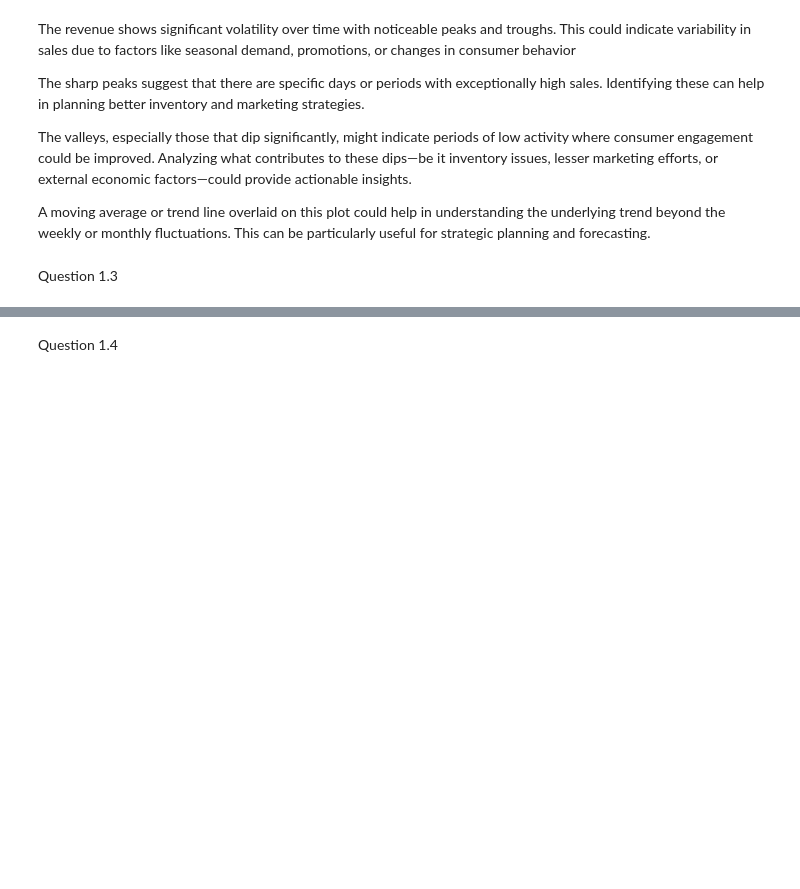
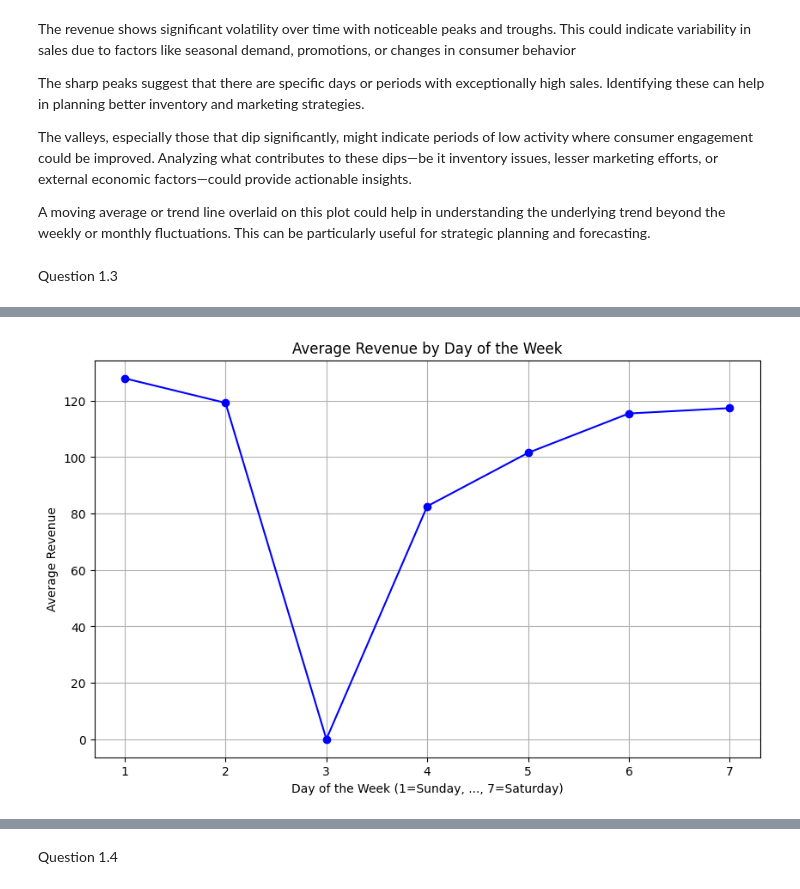
Before and after one commit to av72245/Modern-Data-Science, a Jupyter notebook: Assessment_2.ipynb, the cells around one changed output, grey strips where cells are left out. Drawn from its saved outputs; the diff is of its cells as text; code cells hidden in the pictures; blank space fills up the shorter version.

```diff
--- a/Assessment_2.ipynb
+++ b/Assessment_2.ipynb
@@ -131,0 +122,87 @@ only showing top 5 rows
+# %%
+# Ensure the transaction_date column is in datetime format
+df['transaction_date'] = pd.to_datetime(df['transaction_date'])
+
+# Convert the pandas dataframe back to a Spark dataframe for further processing
+spark_df = spark.createDataFrame(df)
+
+# Task 1.3.1: Calculate average revenue by workday
+spark_df = spark_df.withColumn('day_of_week', dayofweek(col('transaction_date')))
+
+# Calculate average revenue by day of the week
+avg_revenue_by_day = spark_df.groupBy('day_of_week').agg(avg('revenue').alias('avg_revenue'))
+
+# Convert to pandas for plotting
+avg_revenue_by_day_pd = avg_revenue_by_day.toPandas()
+
+# Ensure all days of the week are represented
+all_days = pd.DataFrame({'day_of_week': range(1, 8)})
+avg_revenue_by_day_pd = all_days.merge(avg_revenue_by_day_pd, on='day_of_week', how='left').fillna(0)
+
+# Plot the average revenue by day of the week with connected lines
+plt.figure(figsize=(10, 6))
+plt.plot(avg_revenue_by_day_pd['day_of_week'], avg_revenue_by_day_pd['avg_revenue'], marker='o', linestyle='-', color='blue')
+plt.title('Average Revenue by Day of the Week')
+plt.xlabel('Day of the Week (1=Sunday, ..., 7=Saturday)')
+plt.ylabel('Average Revenue')
+plt.grid(True)
+plt.show()
+
+# Output explanation
+print("The above plot shows the average revenue generated on each day of the week.")
+
+# Task 1.3.2: Find the workday with the highest average revenue
+max_revenue_day = avg_revenue_by_day_pd.loc[avg_revenue_by_day_pd['avg_revenue'].idxmax(), 'day_of_week']
+
+# Filter data to only include transactions on the day with the highest revenue
+max_revenue_day_df = spark_df.filter(spark_df['day_of_week'] == max_revenue_day)
+
+# Calculate total revenue and sales volume by product on that day
+product_revenue = max_revenue_day_df.groupBy('productName_process').agg(
+    _sum('revenue').alias('total_revenue'),
+    _sum('Quantity').alias('total_quantity')
+)
+
+# Convert to pandas for easier manipulation
+product_revenue_pd = product_revenue.toPandas()
+
+# Identify the product with the highest revenue and the product with the highest sales volume
+highest_revenue_product = product_revenue_pd.loc[product_revenue_pd['total_revenue'].idxmax(), 'productName_process']
+highest_sales_volume_product = product_revenue_pd.loc[product_revenue_pd['total_quantity'].idxmax(), 'productName_process']
+
+# Print the results
+print(f"Highest revenue product on workday {max_revenue_day}: {highest_revenue_product}")
+print(f"Highest sales volume product on workday {max_revenue_day}: {highest_sales_volume_product}")
+
+# Task 1.3.3: Provide two plots showing the top 5 products by revenue and sales volume in general
+
+# Calculate total revenue and sales volume by product for the entire dataset
+overall_product_revenue = spark_df.groupBy('productName_process').agg(
+    _sum('revenue').alias('total_revenue'),
+    _sum('Quantity').alias('total_quantity')
+).toPandas()
+
+# Plot top 5 products by overall revenue
+top_5_overall_revenue = overall_product_revenue.nlargest(5, 'total_revenue')
+plt.figure(figsize=(10, 6))
+plt.barh(top_5_overall_revenue['productName_process'], top_5_overall_revenue['total_revenue'], color='green')
+plt.title('Top 5 Products by Overall Revenue')
+plt.xlabel('Total Revenue')
+plt.ylabel('Product Name')
+plt.grid(True)
+plt.show()
+
+# Plot top 5 products by overall sales volume
+top_5_overall_volume = overall_product_revenue.nlargest(5, 'total_quantity')
+plt.figure(figsize=(10, 6))
+plt.barh(top_5_overall_volume['productName_process'], top_5_overall_volume['total_quantity'], color='orange')
+plt.title('Top 5 Products by Overall Sales Volume')
+plt.xlabel('Total Sales Volume')
+plt.ylabel('Product Name')
+plt.grid(True)
+plt.show()
+
+# Output explanation
+print("The above plots show the top 5 products by overall revenue and sales volume.")
+# %% [output]
+[figure, added]
```
Also changed, not shown: parts of 18 cells of this notebook.
